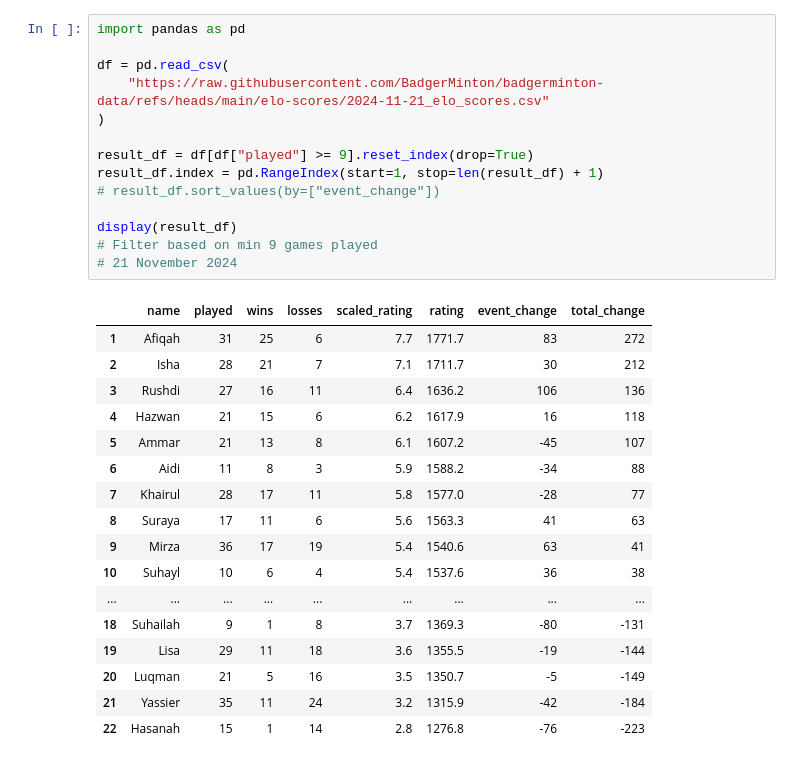
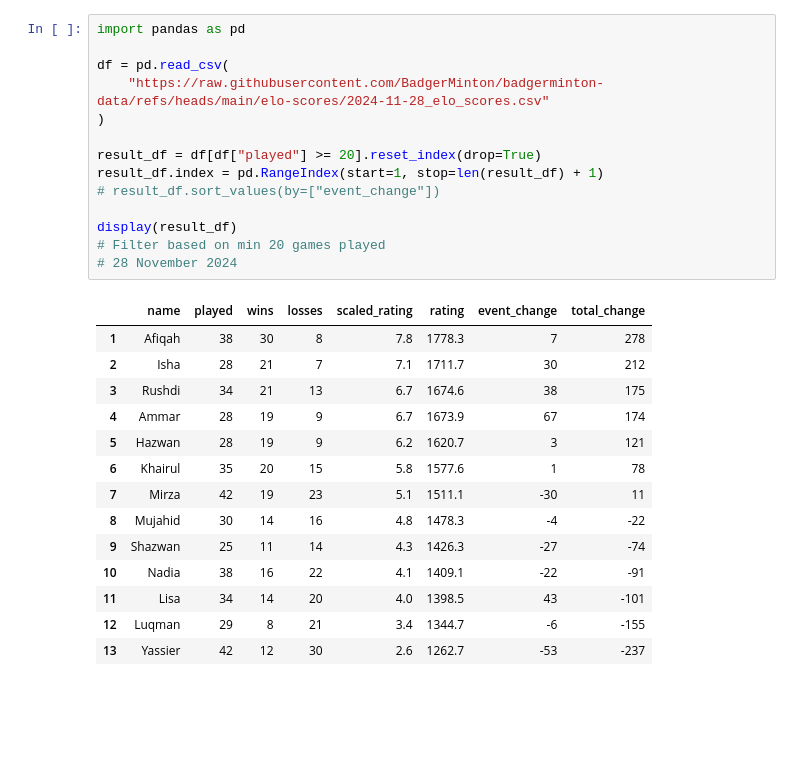
Before and after one commit to BadgerMinton/badgerminton-pipeline, a Jupyter notebook: colocate.ipynb, the cells around one changed output. Cells and saved outputs as stored; diff of their text form; blank space fills up the shorter version.

Commit message:
Calculate 2024-11-28 scores

```diff
--- a/colocate.ipynb
+++ b/colocate.ipynb
@@ -1,35 +1,32 @@
 # %%
 import pandas as pd
 
 df = pd.read_csv(
-    "https://raw.githubusercontent.com/BadgerMinton/badgerminton-data/refs/heads/main/elo-scores/2024-11-21_elo_scores.csv"
+    "https://raw.githubusercontent.com/BadgerMinton/badgerminton-data/refs/heads/main/elo-scores/2024-11-28_elo_scores.csv"
 )
 
-result_df = df[df["played"] >= 9].reset_index(drop=True)
+result_df = df[df["played"] >= 20].reset_index(drop=True)
 result_df.index = pd.RangeIndex(start=1, stop=len(result_df) + 1)
 # result_df.sort_values(by=["event_change"])
 
 display(result_df)
-# Filter based on min 9 games played
-# 21 November 2024
+# Filter based on min 20 games played
+# 28 November 2024
 # %% [output]
 |  | name | played | wins | losses | scaled_rating | rating | event_change | total_change |
-| 1 | Afiqah | 31 | 25 | 6 | 7.7 | 1771.7 | 83 | 272 |
+| 1 | Afiqah | 38 | 30 | 8 | 7.8 | 1778.3 | 7 | 278 |
 | 2 | Isha | 28 | 21 | 7 | 7.1 | 1711.7 | 30 | 212 |
-| 3 | Rushdi | 27 | 16 | 11 | 6.4 | 1636.2 | 106 | 136 |
-| 4 | Hazwan | 21 | 15 | 6 | 6.2 | 1617.9 | 16 | 118 |
-| 5 | Ammar | 21 | 13 | 8 | 6.1 | 1607.2 | -45 | 107 |
-| 6 | Aidi | 11 | 8 | 3 | 5.9 | 1588.2 | -34 | 88 |
-| 7 | Khairul | 28 | 17 | 11 | 5.8 | 1577.0 | -28 | 77 |
-| 8 | Suraya | 17 | 11 | 6 | 5.6 | 1563.3 | 41 | 63 |
-| 9 | Mirza | 36 | 17 | 19 | 5.4 | 1540.6 | 63 | 41 |
-| 10 | Suhayl | 10 | 6 | 4 | 5.4 | 1537.6 | 36 | 38 |
-| ... | ... | ... | ... | ... | ... | ... | ... | ... |
-| 18 | Suhailah | 9 | 1 | 8 | 3.7 | 1369.3 | -80 | -131 |
-| 19 | Lisa | 29 | 11 | 18 | 3.6 | 1355.5 | -19 | -144 |
-| 20 | Luqman | 21 | 5 | 16 | 3.5 | 1350.7 | -5 | -149 |
-| 21 | Yassier | 35 | 11 | 24 | 3.2 | 1315.9 | -42 | -184 |
-| 22 | Hasanah | 15 | 1 | 14 | 2.8 | 1276.8 | -76 | -223 |
+| 3 | Rushdi | 34 | 21 | 13 | 6.7 | 1674.6 | 38 | 175 |
+| 4 | Ammar | 28 | 19 | 9 | 6.7 | 1673.9 | 67 | 174 |
+| 5 | Hazwan | 28 | 19 | 9 | 6.2 | 1620.7 | 3 | 121 |
+| 6 | Khairul | 35 | 20 | 15 | 5.8 | 1577.6 | 1 | 78 |
+| 7 | Mirza | 42 | 19 | 23 | 5.1 | 1511.1 | -30 | 11 |
+| 8 | Mujahid | 30 | 14 | 16 | 4.8 | 1478.3 | -4 | -22 |
+| 9 | Shazwan | 25 | 11 | 14 | 4.3 | 1426.3 | -27 | -74 |
+| 10 | Nadia | 38 | 16 | 22 | 4.1 | 1409.1 | -22 | -91 |
+| 11 | Lisa | 34 | 14 | 20 | 4.0 | 1398.5 | 43 | -101 |
+| 12 | Luqman | 29 | 8 | 21 | 3.4 | 1344.7 | -6 | -155 |
+| 13 | Yassier | 42 | 12 | 30 | 2.6 | 1262.7 | -53 | -237 |
 # %%
 result_df.sort_values(by=["event_change"])
 # %% [output]
```
Also changed, not shown: parts of 2 cells of this notebook, 2 other files.
